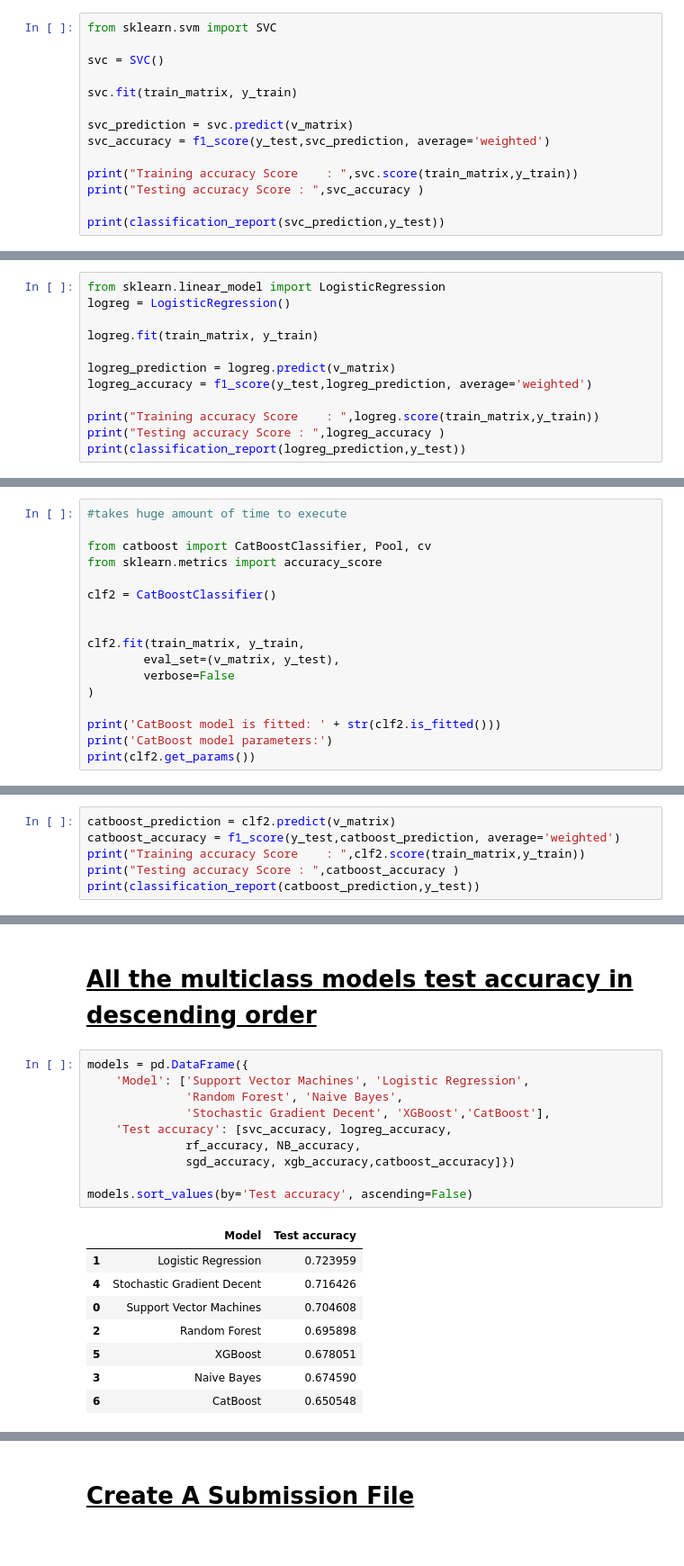
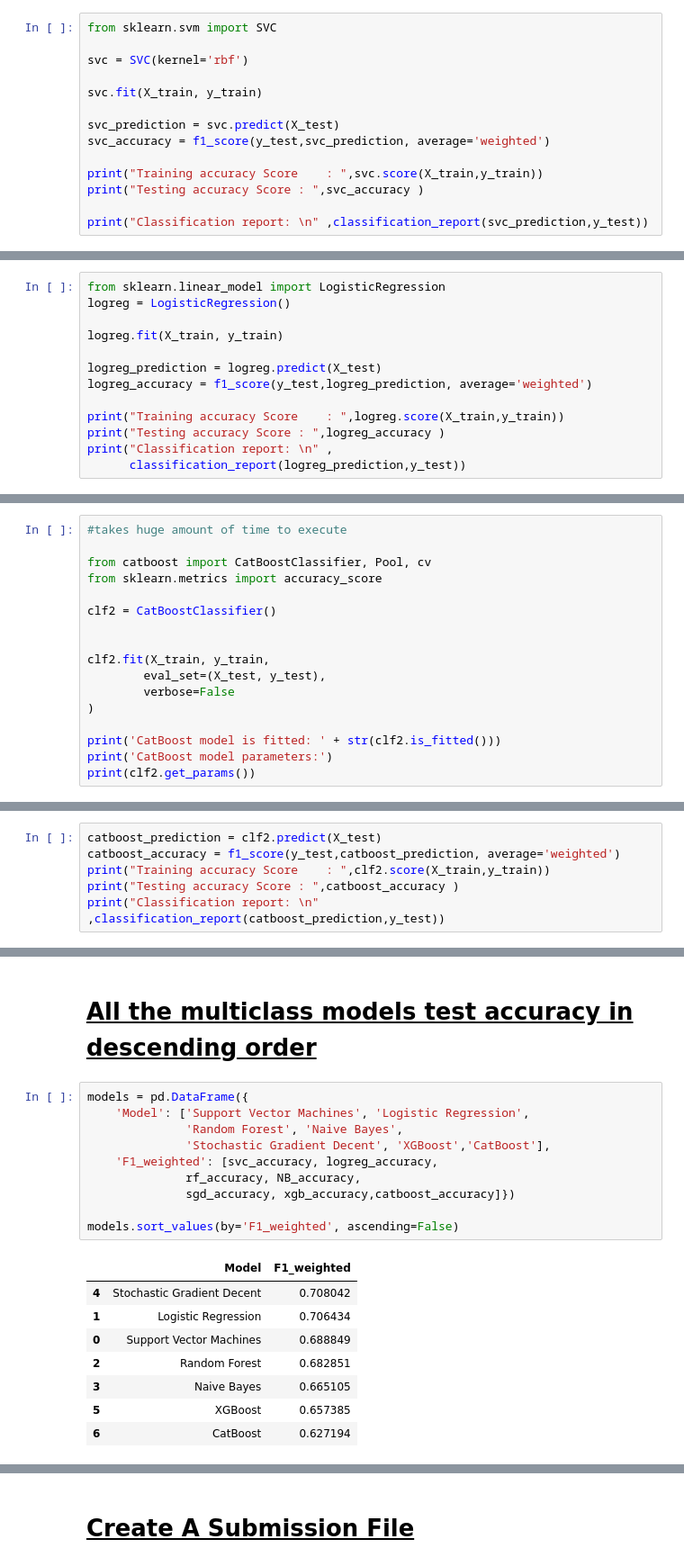
Before and after one commit to RichardMalahlela/classification-predict-streamlit-template, a Jupyter notebook: TEAM_AM5_1st_Attempt.ipynb, the cells around one changed output, grey strips where cells are left out. Shown at 90% size. Saved outputs shown, nothing was run; the diff lists cells and outputs as text.

```diff
--- a/TEAM_AM5_1st_Attempt.ipynb
+++ b/TEAM_AM5_1st_Attempt.ipynb
@@ -1043,15 +1153,15 @@ weighted avg       0.79      0.70      0.73      3164
 # %%
 from sklearn.svm import SVC
 
-svc = SVC()
+svc = SVC(kernel='rbf')
 
-svc.fit(train_matrix, y_train)
+svc.fit(X_train, y_train)
 
-svc_prediction = svc.predict(v_matrix)
+svc_prediction = svc.predict(X_test)
 svc_accuracy = f1_score(y_test,svc_prediction, average='weighted')
 
-print("Training accuracy Score    : ",svc.score(train_matrix,y_train))
+print("Training accuracy Score    : ",svc.score(X_train,y_train))
 print("Testing accuracy Score : ",svc_accuracy )
 
-print(classification_report(svc_prediction,y_test))
+print("Classification report: \n" ,classification_report(svc_prediction,y_test))
 # %% [output]
@@ -1073,12 +1184,13 @@ weighted avg       0.81      0.73      0.75      3164
 from sklearn.linear_model import LogisticRegression
 logreg = LogisticRegression()
 
-logreg.fit(train_matrix, y_train)
+logreg.fit(X_train, y_train)
 
-logreg_prediction = logreg.predict(v_matrix)
+logreg_prediction = logreg.predict(X_test)
 logreg_accuracy = f1_score(y_test,logreg_prediction, average='weighted')
 
-print("Training accuracy Score    : ",logreg.score(train_matrix,y_train))
+print("Training accuracy Score    : ",logreg.score(X_train,y_train))
 print("Testing accuracy Score : ",logreg_accuracy )
-print(classification_report(logreg_prediction,y_test))
+print("Classification report: \n" ,
+      classification_report(logreg_prediction,y_test))
 # %% [output]
@@ -1105,8 +1218,8 @@ from sklearn.metrics import accuracy_score
 clf2 = CatBoostClassifier()
 
 
-clf2.fit(train_matrix, y_train,
-        eval_set=(v_matrix, y_test),
+clf2.fit(X_train, y_train,
+        eval_set=(X_test, y_test),
         verbose=False
 )
 
@@ -1118,9 +1231,9 @@ CatBoost model is fitted: True
 CatBoost model parameters:
 {}
 # %%
-catboost_prediction = clf2.predict(v_matrix)
+catboost_prediction = clf2.predict(X_test)
 catboost_accuracy = f1_score(y_test,catboost_prediction, average='weighted')
-print("Training accuracy Score    : ",clf2.score(train_matrix,y_train))
+print("Training accuracy Score    : ",clf2.score(X_train,y_train))
 print("Testing accuracy Score : ",catboost_accuracy )
-print(classification_report(catboost_prediction,y_test))
+print("Classification report: \n" ,classification_report(catboost_prediction,y_test))
 # %% [output]
@@ -1141,19 +1255,19 @@ weighted avg       0.80      0.68      0.71      3164
 # %%
 models = pd.DataFrame({
     'Model': ['Support Vector Machines', 'Logistic Regression',
               'Random Forest', 'Naive Bayes',
               'Stochastic Gradient Decent', 'XGBoost','CatBoost'],
-    'Test accuracy': [svc_accuracy, logreg_accuracy,
+    'F1_weighted': [svc_accuracy, logreg_accuracy,
               rf_accuracy, NB_accuracy,
               sgd_accuracy, xgb_accuracy,catboost_accuracy]})
 
-models.sort_values(by='Test accuracy', ascending=False)
+models.sort_values(by='F1_weighted', ascending=False)
 # %% [output]
-|  | Model | Test accuracy |
-| 1 | Logistic Regression | 0.723959 |
-| 4 | Stochastic Gradient Decent | 0.716426 |
-| 0 | Support Vector Machines | 0.704608 |
-| 2 | Random Forest | 0.695898 |
-| 5 | XGBoost | 0.678051 |
-| 3 | Naive Bayes | 0.674590 |
-| 6 | CatBoost | 0.650548 |
+|  | Model | F1_weighted |
+| 4 | Stochastic Gradient Decent | 0.708042 |
+| 1 | Logistic Regression | 0.706434 |
+| 0 | Support Vector Machines | 0.688849 |
+| 2 | Random Forest | 0.682851 |
+| 3 | Naive Bayes | 0.665105 |
+| 5 | XGBoost | 0.657385 |
+| 6 | CatBoost | 0.627194 |
```
Also changed, not shown: parts of 47 cells of this notebook, 7 other files.
